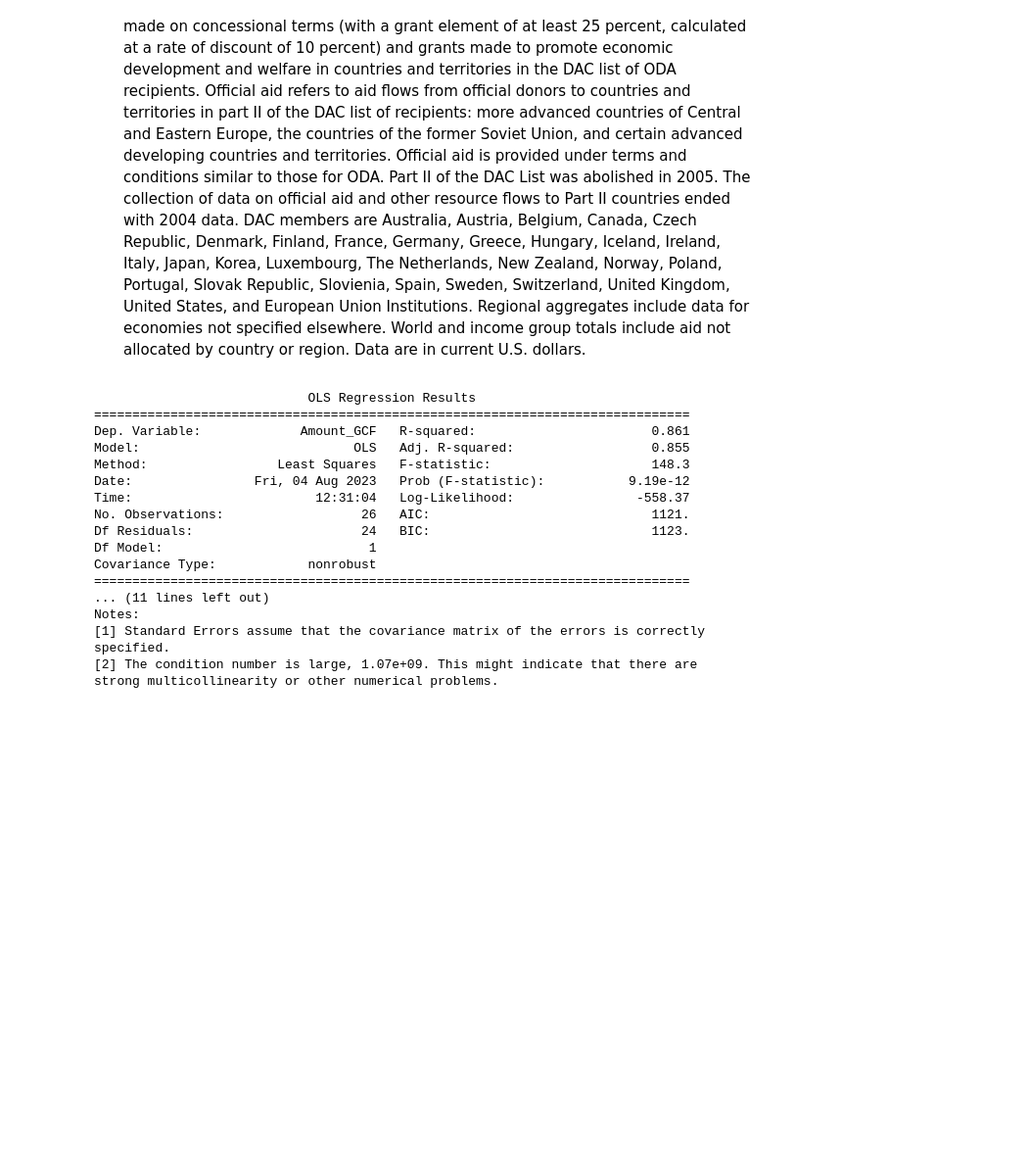
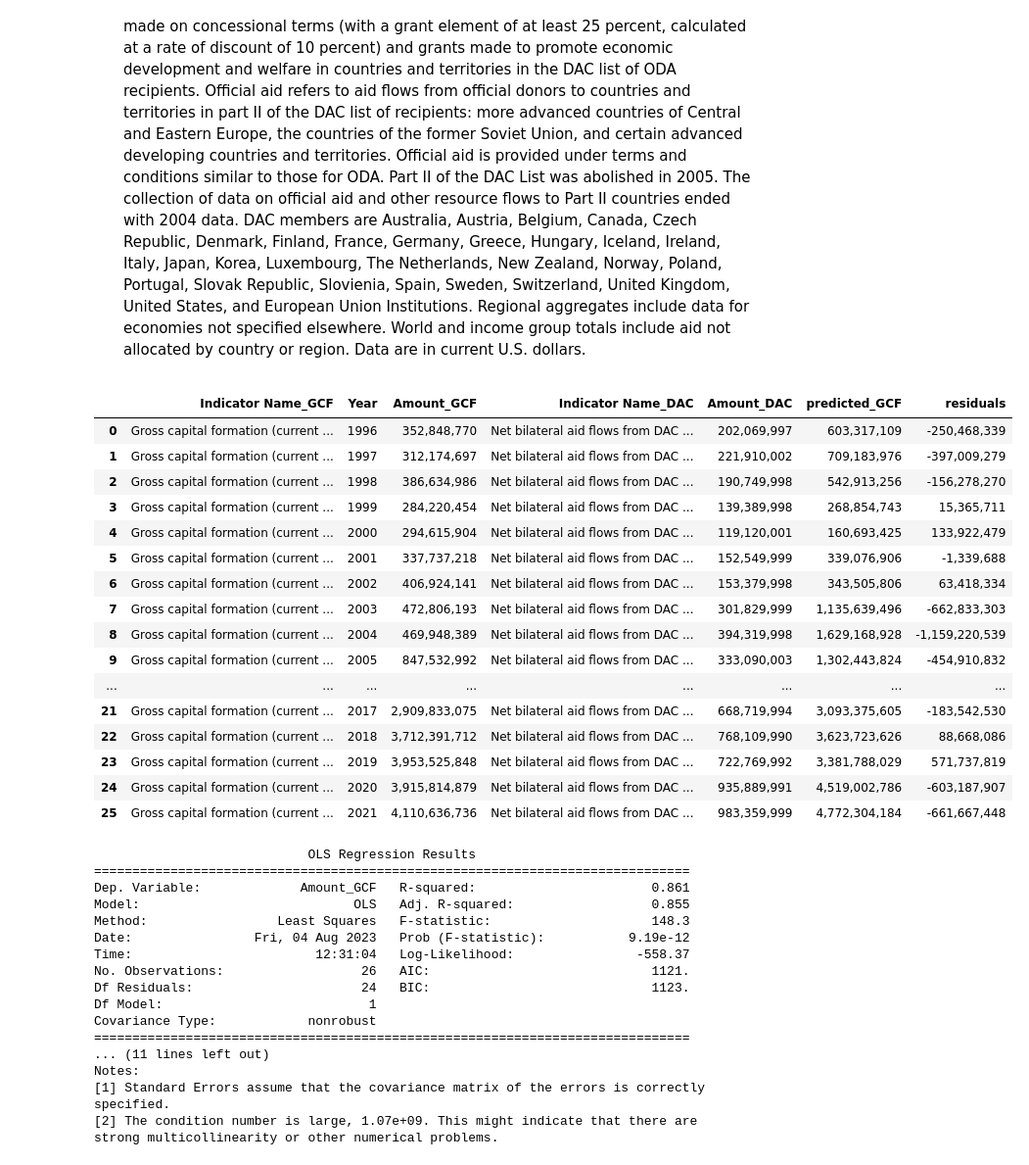
Before and after one commit to joelphimes/Niger-Political-Shift-Examination, a Jupyter notebook: notebooks/work.ipynb, the cells around one changed output. Shown: that part at 98% size. Saved outputs shown, nothing was run; the diff lists cells and outputs as text; code cells hidden in the pictures; blank space fills up the shorter version.

```diff
--- a/notebooks/work.ipynb
+++ b/notebooks/work.ipynb
@@ -781,6 +781,26 @@ dac_data = df_melt[df_melt['Indicator Name'] == 'Net bilateral aid flows from DA
 # Key works better with year for no overlap. (makes sense nothing else overlaps)
 merged_data = pd.merge(gcf_data, dac_data, on='Year', suffixes=('_GCF', '_DAC'))
 merged_data['Year'] = pd.to_numeric(merged_data['Year'])
+# %%
+merged_data
+# %% [output]
+|  | Indicator Name_GCF | Year | Amount_GCF | Indicator Name_DAC | Amount_DAC | predicted_GCF | residuals |
+| 0 | Gross capital formation (current ... | 1996 | 352,848,770 | Net bilateral aid flows from DAC ... | 202,069,997 | 603,317,109 | -250,468,339 |
+| 1 | Gross capital formation (current ... | 1997 | 312,174,697 | Net bilateral aid flows from DAC ... | 221,910,002 | 709,183,976 | -397,009,279 |
+| 2 | Gross capital formation (current ... | 1998 | 386,634,986 | Net bilateral aid flows from DAC ... | 190,749,998 | 542,913,256 | -156,278,270 |
+| 3 | Gross capital formation (current ... | 1999 | 284,220,454 | Net bilateral aid flows from DAC ... | 139,389,998 | 268,854,743 | 15,365,711 |
+| 4 | Gross capital formation (current ... | 2000 | 294,615,904 | Net bilateral aid flows from DAC ... | 119,120,001 | 160,693,425 | 133,922,479 |
+| 5 | Gross capital formation (current ... | 2001 | 337,737,218 | Net bilateral aid flows from DAC ... | 152,549,999 | 339,076,906 | -1,339,688 |
+| 6 | Gross capital formation (current ... | 2002 | 406,924,141 | Net bilateral aid flows from DAC ... | 153,379,998 | 343,505,806 | 63,418,334 |
+| 7 | Gross capital formation (current ... | 2003 | 472,806,193 | Net bilateral aid flows from DAC ... | 301,829,999 | 1,135,639,496 | -662,833,303 |
+| 8 | Gross capital formation (current ... | 2004 | 469,948,389 | Net bilateral aid flows from DAC ... | 394,319,998 | 1,629,168,928 | -1,159,220,539 |
+| 9 | Gross capital formation (current ... | 2005 | 847,532,992 | Net bilateral aid flows from DAC ... | 333,090,003 | 1,302,443,824 | -454,910,832 |
+| ... | ... | ... | ... | ... | ... | ... | ... |
+| 21 | Gross capital formation (current ... | 2017 | 2,909,833,075 | Net bilateral aid flows from DAC ... | 668,719,994 | 3,093,375,605 | -183,542,530 |
+| 22 | Gross capital formation (current ... | 2018 | 3,712,391,712 | Net bilateral aid flows from DAC ... | 768,109,990 | 3,623,723,626 | 88,668,086 |
+| 23 | Gross capital formation (current ... | 2019 | 3,953,525,848 | Net bilateral aid flows from DAC ... | 722,769,992 | 3,381,788,029 | 571,737,819 |
+| 24 | Gross capital formation (current ... | 2020 | 3,915,814,879 | Net bilateral aid flows from DAC ... | 935,889,991 | 4,519,002,786 | -603,187,907 |
+| 25 | Gross capital formation (current ... | 2021 | 4,110,636,736 | Net bilateral aid flows from DAC ... | 983,359,999 | 4,772,304,184 | -661,667,448 |
 # %%
 # Okay now I can do the model.
 # Need to define my X and my y (AMOUNT DAC indy, AMOUNT GCF dependent..).
```
Also changed, not shown: parts of 1 cell of this notebook, 1 other file.
